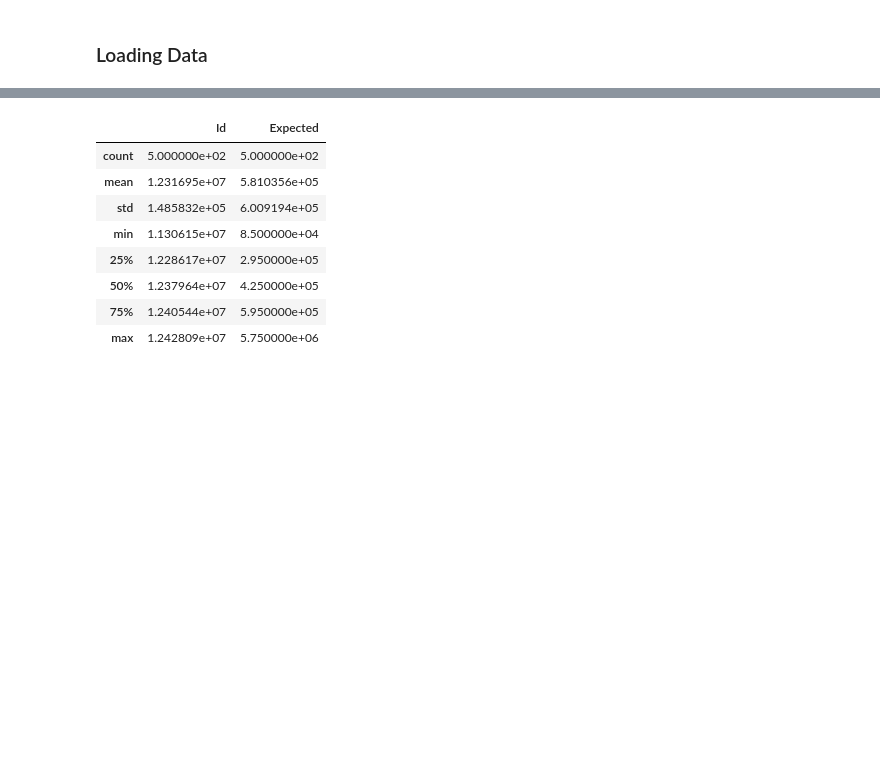
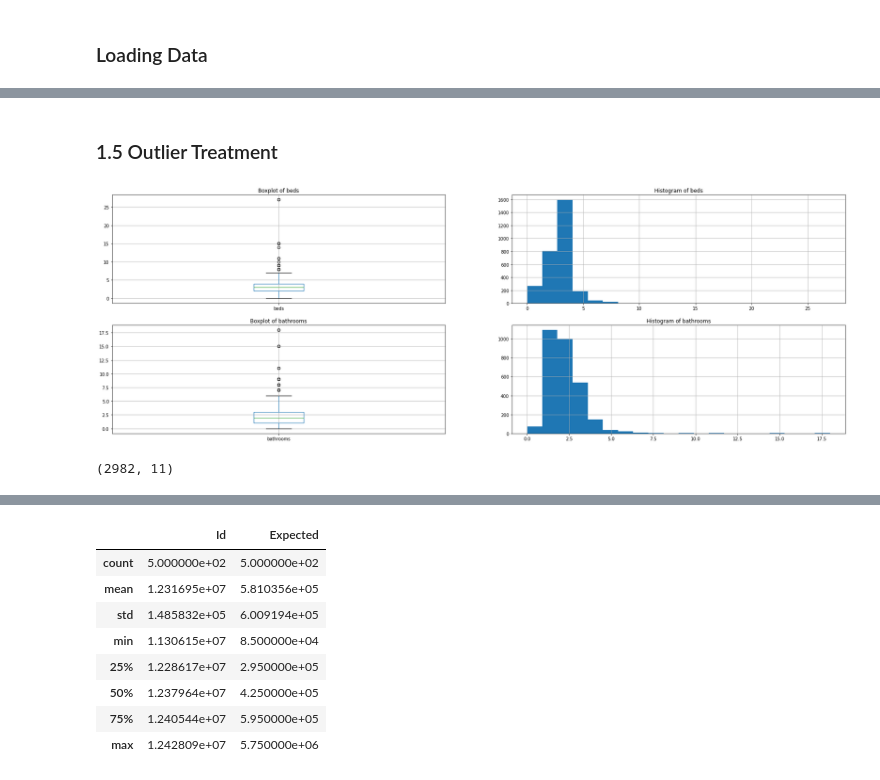
Before and after one commit to ranadas/ET5003_SEM1_2021-2, a Jupyter notebook: Week-3/ET5003_Etivity2_Rana_Das_19137338.ipynb, the cells around one changed output, grey strips where cells are left out. Cells and saved outputs as stored; diff of their text form; code cells hidden in the pictures; blank space fills up the shorter version.

```diff
--- a/Week-3/ET5003_Etivity2_Rana_Das_19137338.ipynb
+++ b/Week-3/ET5003_Etivity2_Rana_Das_19137338.ipynb
@@ -252,0 +422,9 @@ df_train.describe()
+# %%
+ptypes = df_train['property_type'].unique()
+property_type_mapper = {}
+for count, ptype in enumerate(ptypes):
+    property_type_mapper[ptype]= count
+# %%
+df_train["property_type"] = df_train["property_type"].replace(property_type_mapper)
+
+df_test["property_type"] = df_test["property_type"].replace(property_type_mapper)
@@ -252,0 +433,11 @@ df_train.describe()
+# %%
+ber_types = df_train['ber_classification'].unique()
+ber_mapper = {}
+for count, ber_type in enumerate(ber_types):
+    ber_mapper [ber_type]= count
+# %%
+df_train["ber_classification"] = df_train["ber_classification"].replace(ber_mapper)
+df_test["ber_classification"] = df_test["ber_classification"].replace(ber_mapper)
+
+df_train['ber_classification'].fillna(df_train['ber_classification'].median(), inplace=True)
+df_test['ber_classification'].fillna(df_test['ber_classification'].median(), inplace=True)
@@ -252,0 +466,11 @@ df_train.describe()
+# %% [markdown]
+### 1.5 Outlier Treatment
+# %%
+#Select features to include in plots
+include_featues = ['beds','bathrooms']
+
+plot_box_hist(df_train, include_featues)
+print(df_train.shape)
+# %% [output]
+[figure, added]
+(2982, 11)
```
Also changed, not shown: parts of 75 cells of this notebook.
